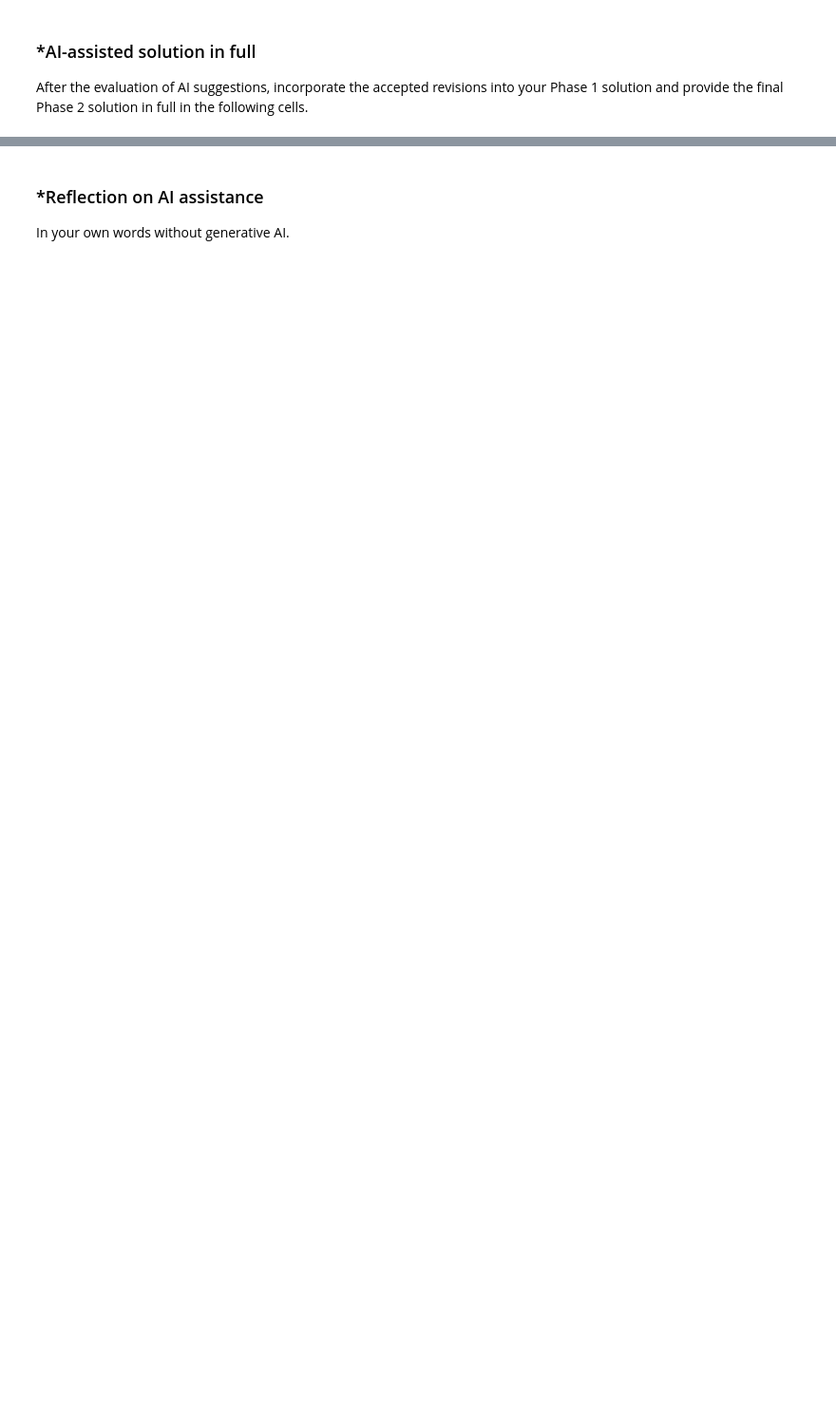
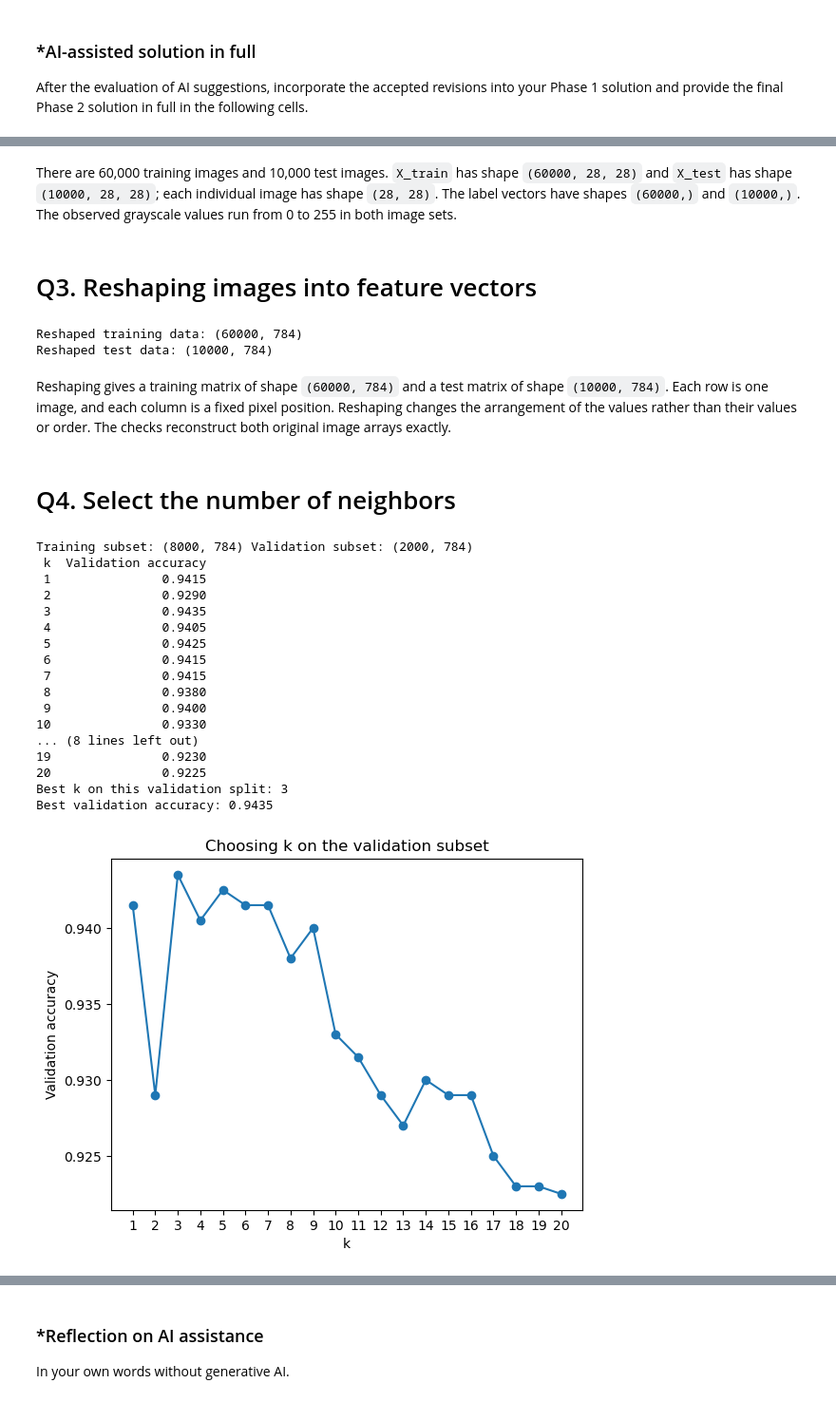
Before and after one commit to ja2faded/L01-cv, a Jupyter notebook: L1Group3.ipynb, the cells around one changed output, grey strips where cells are left out. Shown at 95% size. Cells and saved outputs as stored; diff of their text form; code cells hidden in the pictures; blank space fills up the shorter version.

Commit message:
phase 2

```diff
--- a/L1Group3.ipynb
+++ b/L1Group3.ipynb
@@ -353,0 +523,72 @@ After the evaluation of AI suggestions, incorporate the accepted revisions into
+# %% [markdown]
+There are 60,000 training images and 10,000 test images. `X_train` has shape `(60000, 28, 28)` and `X_test` has shape `(10000, 28, 28)`; each individual image has shape `(28, 28)`. The label vectors have shapes `(60000,)` and `(10000,)`. The observed grayscale values run from 0 to 255 in both image sets.
+# %% [markdown]
+# Q3. Reshaping images into feature vectors
+# %%
+# Q3. One row per image, with the same pixel order in both sets
+X_train_flat = X_train.reshape(len(X_train), -1)
+X_test_flat = X_test.reshape(len(X_test), -1)
+print('Reshaped training data:', X_train_flat.shape)
+print('Reshaped test data:', X_test_flat.shape)
+assert X_train_flat.shape == (60000, 784)
+assert X_test_flat.shape == (10000, 784)
+assert np.array_equal(X_train_flat.reshape(X_train.shape), X_train)
+assert np.array_equal(X_test_flat.reshape(X_test.shape), X_test)
+# %% [output]
+Reshaped training data: (60000, 784)
+Reshaped test data: (10000, 784)
+# %% [markdown]
+Reshaping gives a training matrix of shape `(60000, 784)` and a test matrix of shape `(10000, 784)`. Each row is one image, and each column is a fixed pixel position. Reshaping changes the arrangement of the values rather than their values or order. The checks reconstruct both original image arrays exactly.
+# %% [markdown]
+# Q4. Select the number of neighbors
+# %%
+# Q4. Select k using validation data drawn only from the training set
+# Retain the Phase 1 subset, split, scaling and candidate values.
+eval_X_sub, _, eval_y_sub, _ = train_test_split(
+    X_train_flat, y_train, train_size=10000, random_state=42, stratify=y_train)
+eval_X_tr, eval_X_valid, eval_y_tr, eval_y_valid = train_test_split(
+    eval_X_sub, eval_y_sub, train_size=0.8, random_state=42)
+
+eval_scaler = MinMaxScaler()
+eval_X_train_scaled = eval_scaler.fit_transform(eval_X_tr)
+eval_X_valid_scaled = eval_scaler.transform(eval_X_valid)
+
+eval_ks = np.arange(1, 21)
+eval_valid_acc = []
+for eval_k in eval_ks:
+    eval_candidate = KNeighborsClassifier(n_neighbors=int(eval_k))
+    eval_candidate.fit(eval_X_train_scaled, eval_y_tr)
+    eval_valid_hat = eval_candidate.predict(eval_X_valid_scaled)
+    eval_valid_acc.append(accuracy_score(eval_y_valid, eval_valid_hat))
+
+# If validation accuracies tie, choose the smallest k among the tied values.
+eval_best_k = int(eval_ks[np.argmax(eval_valid_acc)])
+print('Training subset:', eval_X_tr.shape, 'Validation subset:', eval_X_valid.shape)
+print(pd.DataFrame({'k': eval_ks, 'Validation accuracy': eval_valid_acc}).to_string(index=False))
+print(f'Best k on this validation split: {eval_best_k}')
+print(f'Best validation accuracy: {max(eval_valid_acc):.4f}')
+plt.plot(eval_ks, eval_valid_acc, marker='o')
+plt.xticks(eval_ks)
+plt.xlabel('k')
+plt.ylabel('Validation accuracy')
+plt.title('Choosing k on the validation subset')
+plt.show()
+# %% [output]
+Training subset: (8000, 784) Validation subset: (2000, 784)
+ k  Validation accuracy
+ 1               0.9415
+ 2               0.9290
+ 3               0.9435
+ 4               0.9405
+ 5               0.9425
+ 6               0.9415
+ 7               0.9415
+ 8               0.9380
+ 9               0.9400
+10               0.9330
+... (8 lines left out)
+19               0.9230
+20               0.9225
+Best k on this validation split: 3
+Best validation accuracy: 0.9435
+[figure, added]
```
Also changed, not shown: parts of 25 cells of this notebook, 2 other files.
